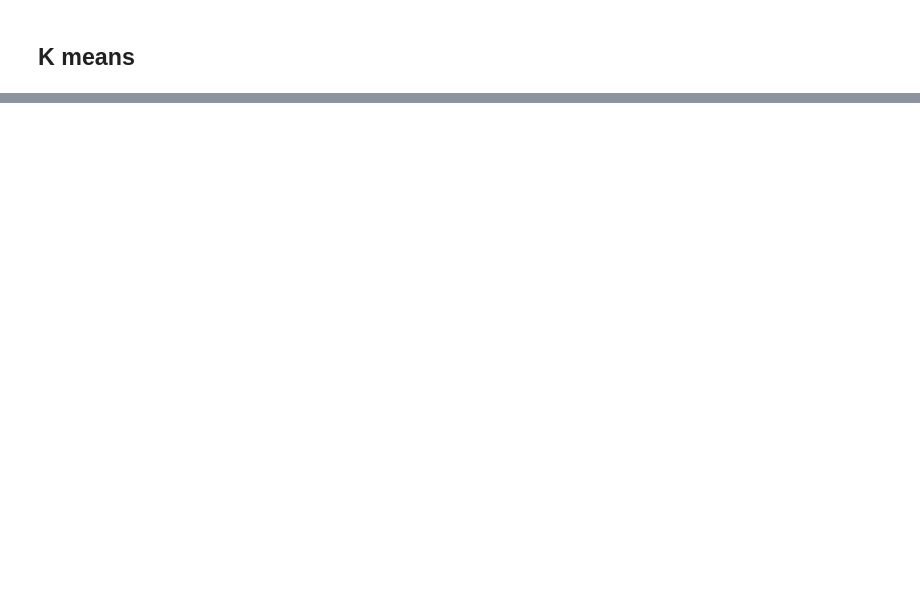
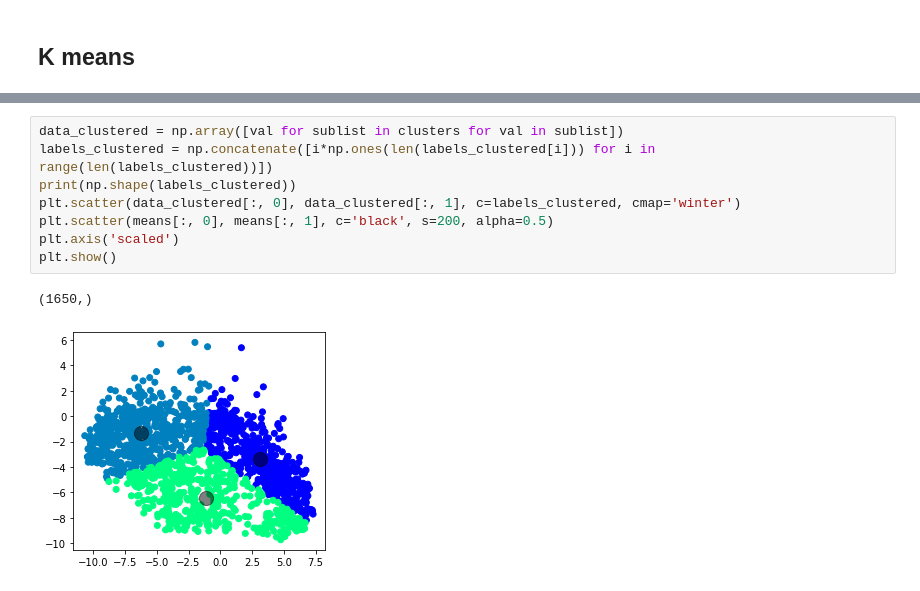
Before and after one commit to NizarGhandri/fonts_recognition, a Jupyter notebook: homework_2/models.ipynb, the cells around one changed output, grey strips where cells are left out. Drawn from its saved outputs; the diff is of its cells as text; blank space fills up the shorter version.

```diff
--- a/homework_2/models.ipynb
+++ b/homework_2/models.ipynb
@@ -261,0 +309,11 @@ def K_means (data, k, space, dist_function, epsilon):
+# %%
+data_clustered = np.array([val for sublist in clusters for val in sublist])
+labels_clustered = np.concatenate([i*np.ones(len(labels_clustered[i])) for i in range(len(labels_clustered))])
+print(np.shape(labels_clustered))
+plt.scatter(data_clustered[:, 0], data_clustered[:, 1], c=labels_clustered, cmap='winter')
+plt.scatter(means[:, 0], means[:, 1], c='black', s=200, alpha=0.5)
+plt.axis('scaled')
+plt.show()
+# %% [output]
+(1650,)
+[figure, added]
```
Also changed, not shown: parts of 5 cells of this notebook.
